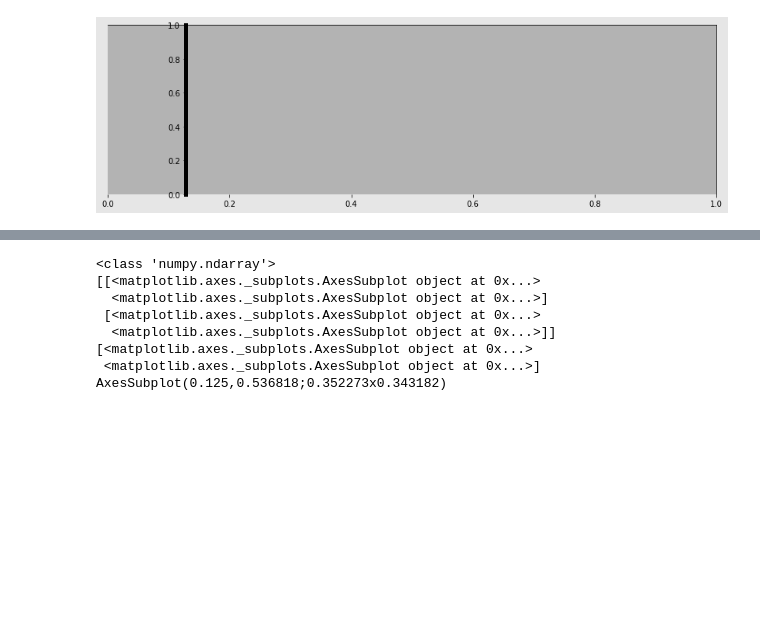
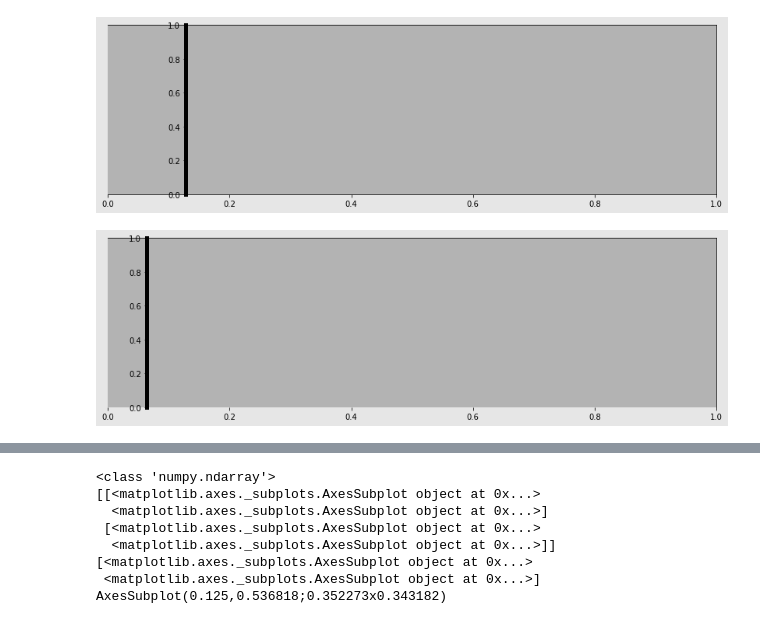
Before and after one commit to son50git/PKT_004_Visualizaiton_PY_MTL, a Jupyter notebook: PKT_004_Rework_01.ipynb, the cells around one changed output, grey strips where cells are left out. Saved outputs shown, nothing was run; the diff lists cells and outputs as text; code cells hidden in the pictures; blank space fills up the shorter version.

```diff
--- a/PKT_004_Rework_01.ipynb
+++ b/PKT_004_Rework_01.ipynb
@@ -176,4 +181,14 @@ spine_bottom.set_visible(False)
 fig
 # %% [output]
 [figure]
+# %%
+spine_left = spines['left']
+spine_left.set_position(('outward', -50))
+spine_left.set_linewidth(5)
+
+spine_bottom = spines['bottom']
+spine_bottom.set_visible(False)
+fig
+# %% [output]
+[figure, added]
 # %%
```
Also changed, not shown: parts of 5 cells of this notebook.
